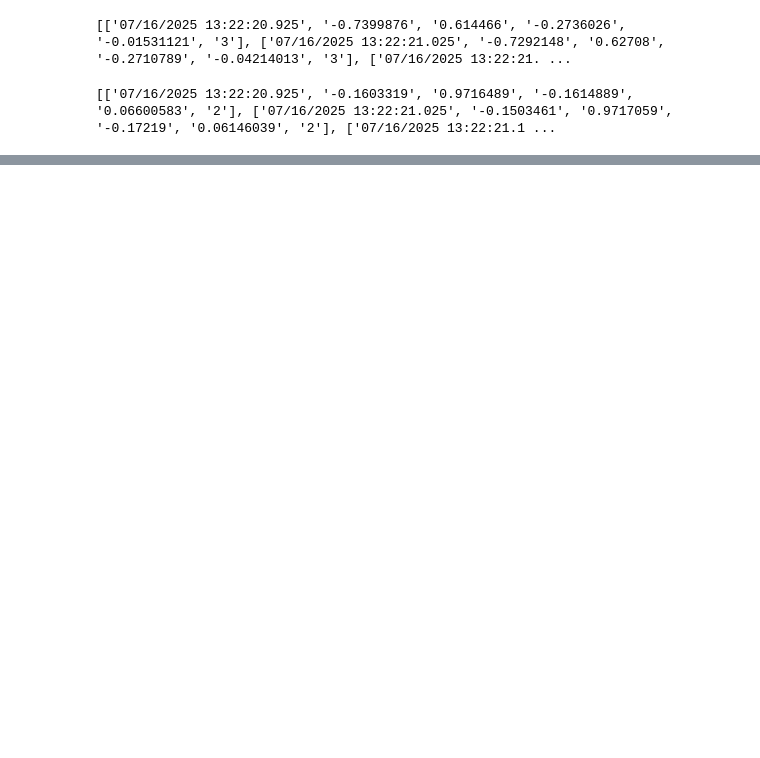
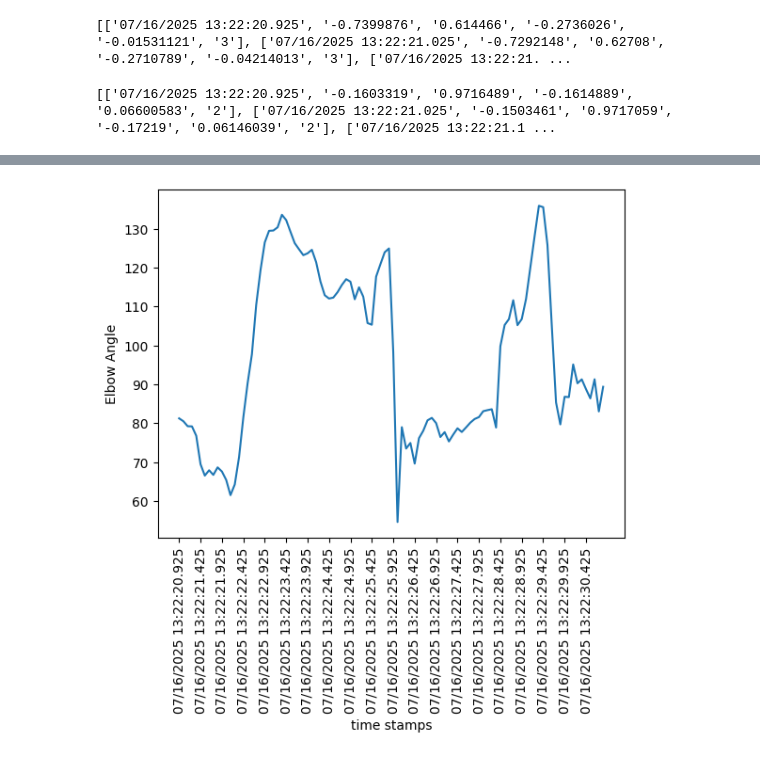
Before and after one commit to Colin-B-Billhardt/Climbing_Tracker, a Jupyter notebook: quaternion_analyses.ipynb, the cells around one changed output, grey strips where cells are left out. Saved outputs shown, nothing was run; the diff lists cells and outputs as text; code cells hidden in the pictures; blank space fills up the shorter version.

Commit message:
added code to calculate angle from quaternions and plotted line graph

```diff
--- a/quaternion_analyses.ipynb
+++ b/quaternion_analyses.ipynb
@@ -31,0 +78,10 @@ def quaternion_to_angle(array):
+# %%
+angles_with_timestamps = quaternion_to_angle(sensor_1_clean_data, sensor_2_clean_data)
+print(angles_with_timestamps)
+
+angles = []
+timestamps = []
+
+for i in angles_with_timestamps:
+    angles.append(i[0])
+    timestamps.append(i[1])
@@ -31,0 +92,19 @@ def quaternion_to_angle(array):
+# %%
+#Graphing results
+
+import matplotlib.pyplot as plt
+
+plt.plot(timestamps, angles)
+plt.xlabel("time stamps")
+
+#too many xlables, reduced to 1 in 10
+x_index = [i for i in range(len(timestamps)) if i % 5 == 0]
+x_labels = [timestamps[i] for i in xticks]
+plt.xticks(x_index, x_labels, rotation=90)
+
+plt.ylabel("Elbow Angle")
+plt.show()
+
+#add code to plot CV angle results next to quaternion angle results
+# %% [output]
+[figure, added]
```
Also changed, not shown: parts of 5 cells of this notebook, 1 other file.
